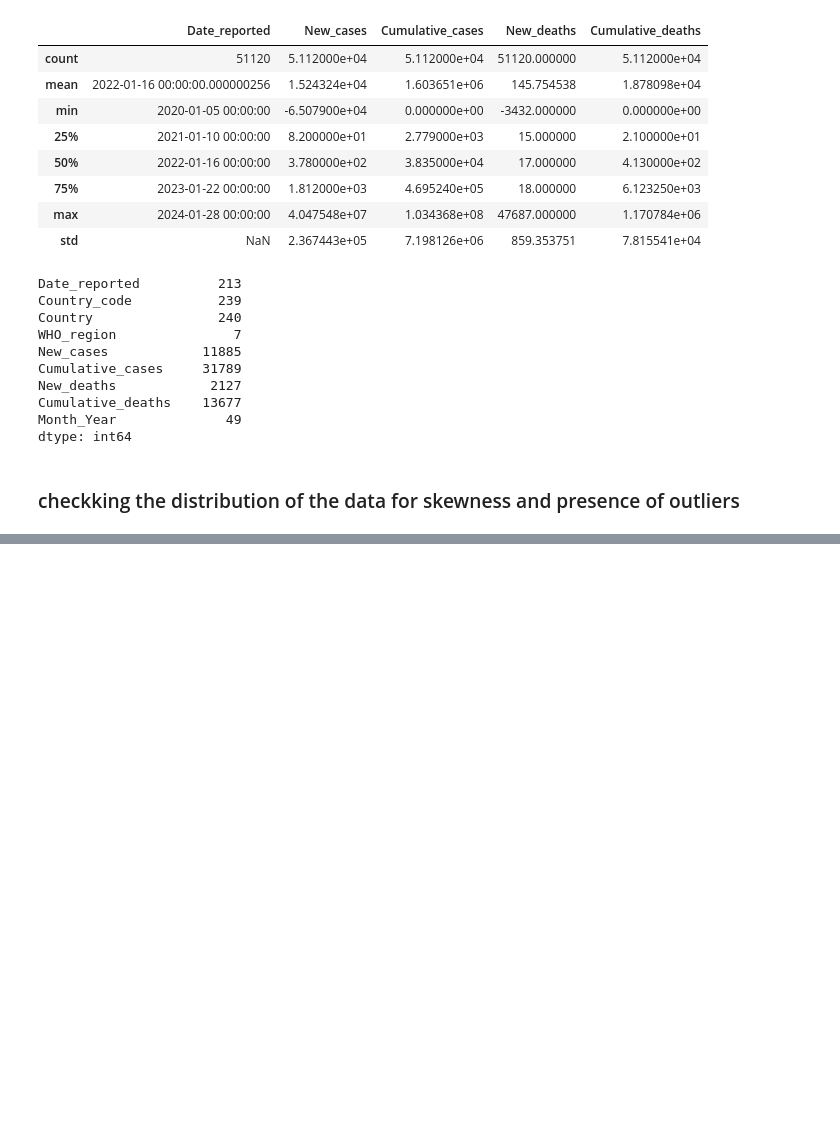
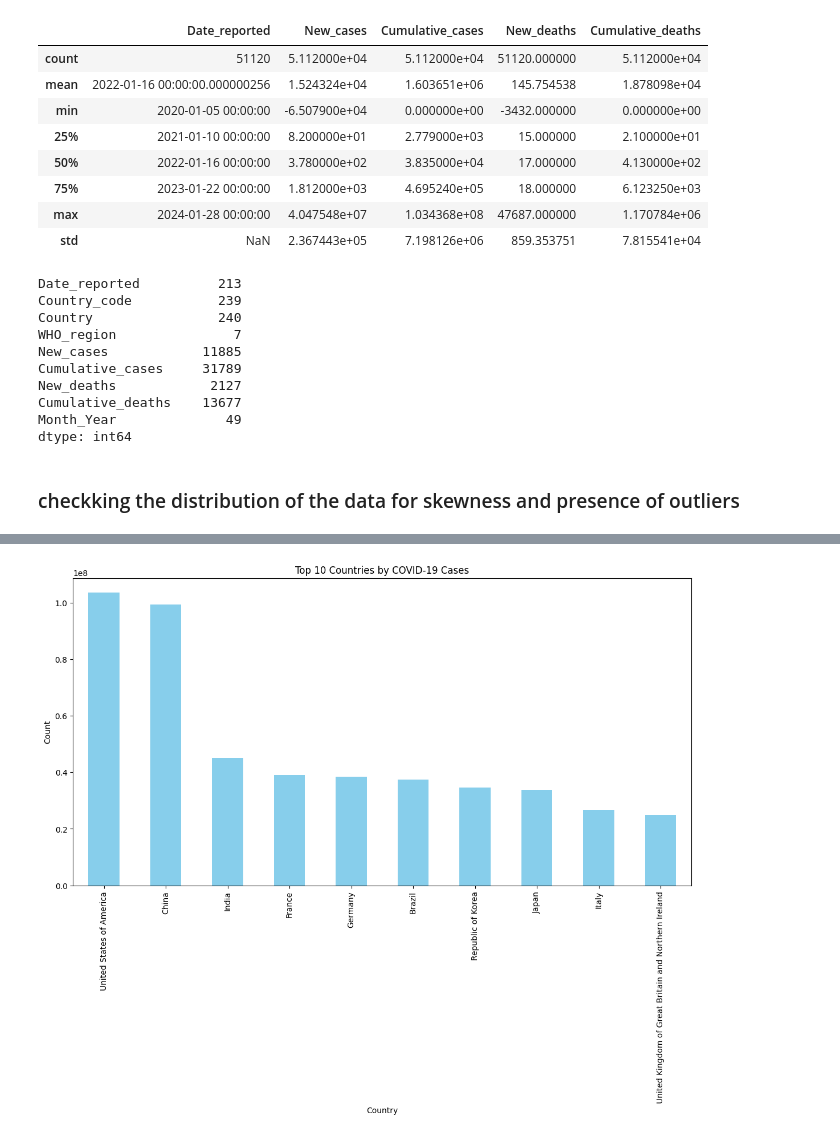
Before and after one commit to dagbolade/covid, a Jupyter notebook: covid-19-global-data.ipynb, the cells around one changed output, grey strips where cells are left out. Drawn from its saved outputs; the diff is of its cells as text; code cells hidden in the pictures; blank space fills up the shorter version.

```diff
--- a/covid-19-global-data.ipynb
+++ b/covid-19-global-data.ipynb
@@ -293,0 +335,9 @@ plt.show()
+# %%
+# plot the top 10 countries with the most cases using a bar plot with different colors
+top_countries_cases = covid_data.groupby('Country')['New_cases'].sum().nlargest(10)
+top_countries_cases.plot(kind='bar', figsize=(14, 7), color='skyblue', title='Top 10 Countries by COVID-19 Cases')
+plt.xlabel('Country')
+plt.ylabel('Count')
+plt.show()
+# %% [output]
+[figure, added]
```
Also changed, not shown: parts of 9 cells of this notebook.
